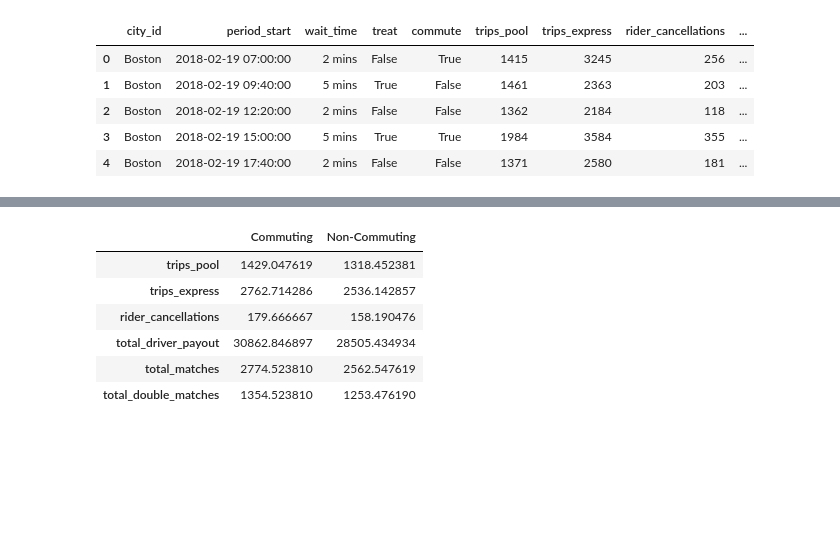
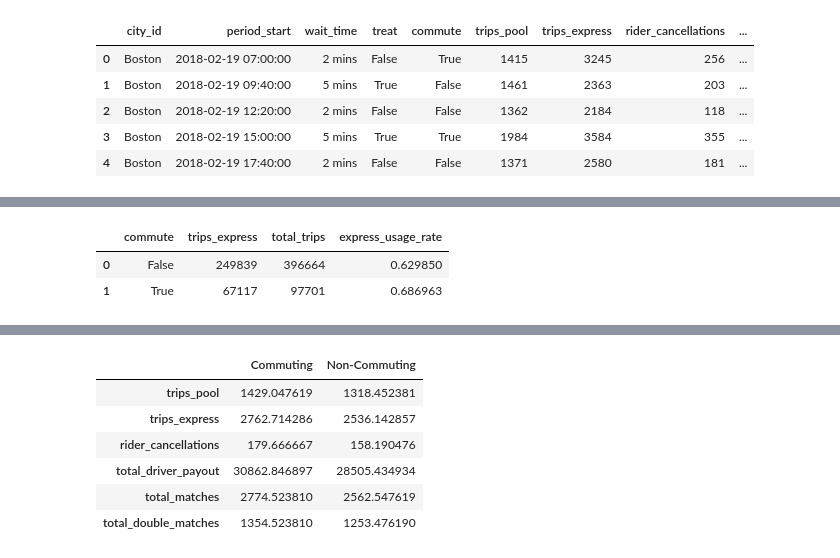
Before and after one commit to faizant97/Product-Analytics-Assignment, a Jupyter notebook: Part 1.ipynb, the cells around one changed output, grey strips where cells are left out. Drawn from its saved outputs; the diff is of its cells as text; code cells hidden in the pictures; blank space fills up the shorter version.

```diff
--- a/Part 1.ipynb
+++ b/Part 1.ipynb
@@ -66,0 +71,9 @@ switchbacks_data.head()
+# %%
+# Sum up the trips for Express and POOL rides for commuting and non-commuting hours
+switchbacks_data['total_ridesharing_trips'] = switchbacks_data['trips_express'] + switchbacks_data['trips_pool']
+
+# Group by commuting status and calculate the total ridesharing trips
+commuting_comparison = switchbacks_data.groupby('commute')['total_ridesharing_trips'].sum().reset_index()
+
+# Display the comparison
+commuting_comparison
@@ -66,0 +129,13 @@ switchbacks_data.head()
+# %%
+# Calculate the total Express trips for commuting and non-commuting hours
+express_comparison = switchbacks_data.groupby('commute')['trips_express'].sum().reset_index()
+
+# Calculate the rate of Express usage by dividing the total Express trips by the total trips for each commuting status
+express_comparison['total_trips'] = switchbacks_data.groupby('commute')['total_ridesharing_trips'].sum().reset_index()['total_ridesharing_trips']
+express_comparison['express_usage_rate'] = express_comparison['trips_express'] / express_comparison['total_trips']
+
+express_comparison
+# %% [output]
+|  | commute | trips_express | total_trips | express_usage_rate |
+| 0 | False | 249839 | 396664 | 0.629850 |
+| 1 | True | 67117 | 97701 | 0.686963 |
```
Also changed, not shown: parts of 22 cells of this notebook, 1 other file.
